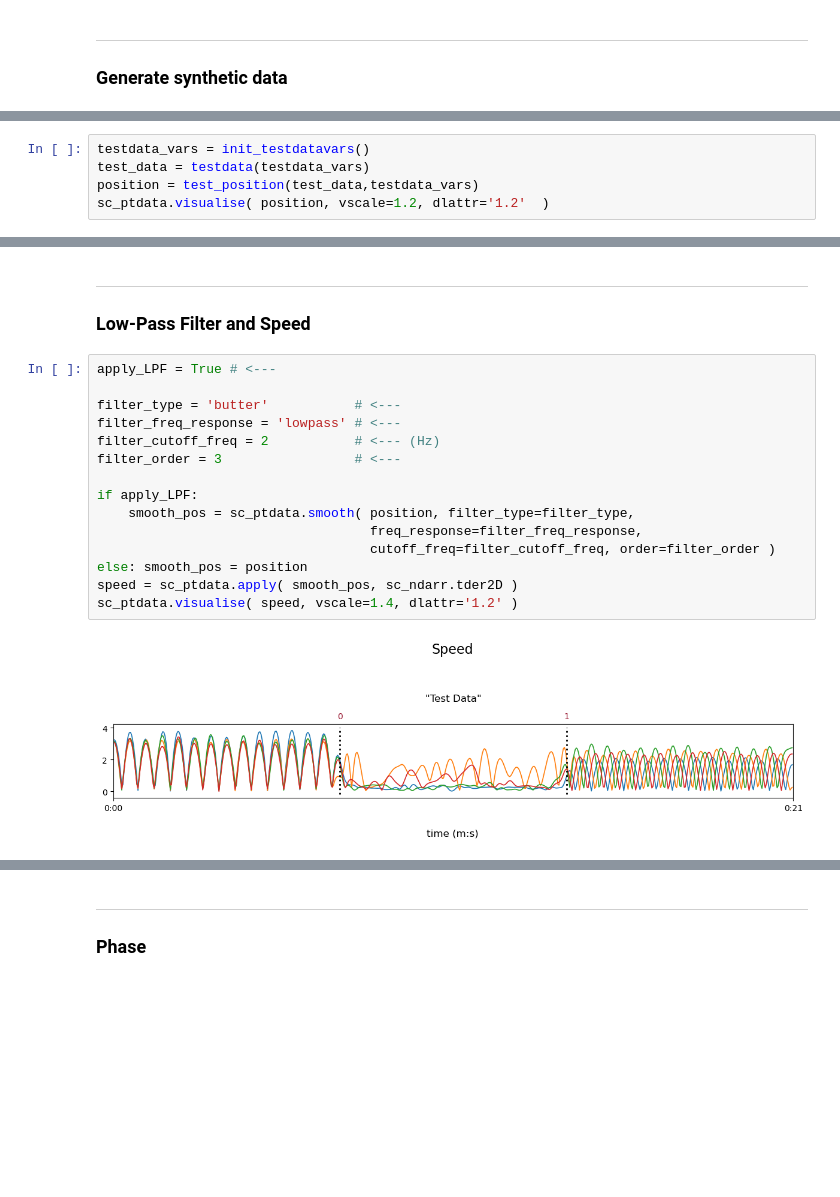
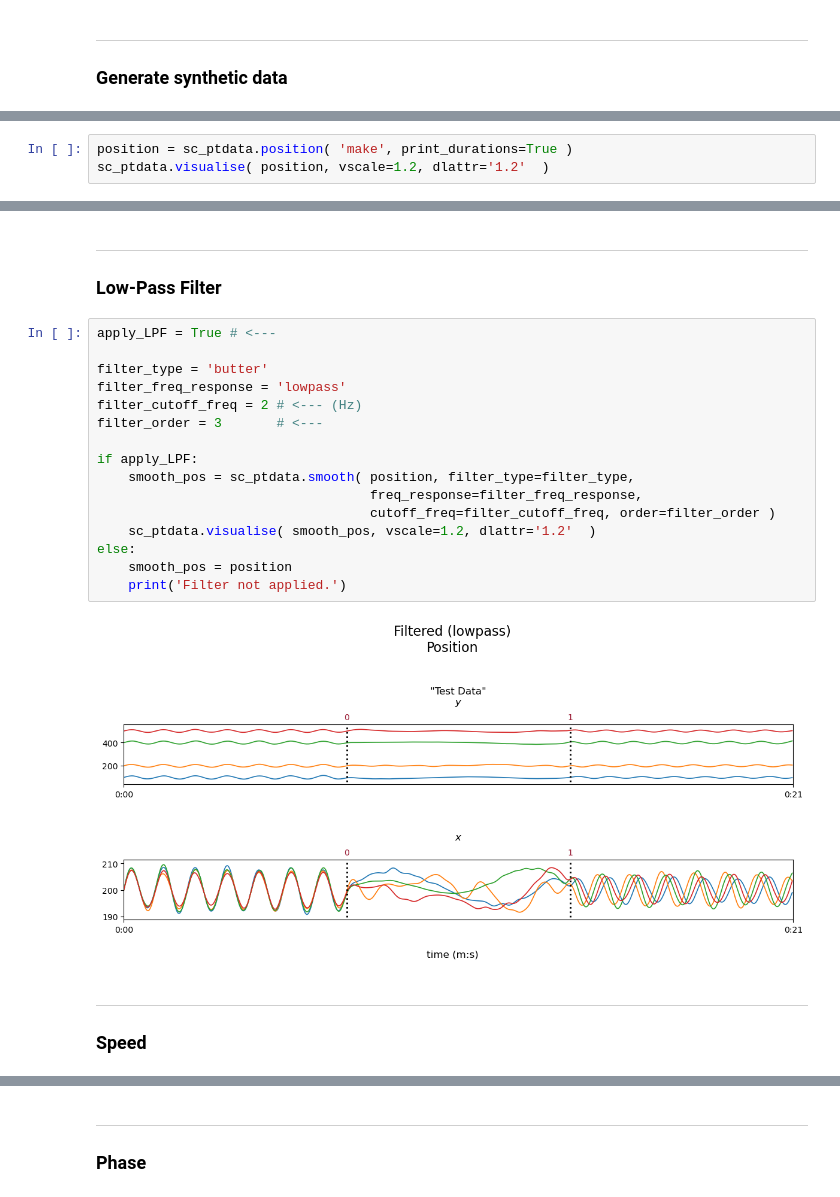
Before and after one commit to juigmend/SynCoord, a Jupyter notebook: docs/PLV.ipynb, the cells around one changed output, grey strips where cells are left out. Saved outputs shown, nothing was run; the diff lists cells and outputs as text; blank space fills up the shorter version.

```diff
--- a/docs/PLV.ipynb
+++ b/docs/PLV.ipynb
@@ -255,7 +45,5 @@ def test_position(test_data,testdata_vars,print_durations=True):
 # %%
-testdata_vars = init_testdatavars()
-test_data = testdata(testdata_vars)
-position = test_position(test_data,testdata_vars)
+position = sc_ptdata.position( 'make', print_durations=True )
 sc_ptdata.visualise( position, vscale=1.2, dlattr='1.2'  )
 # %% [output]
 index; Name; duration:
@@ -264,20 +52,24 @@ index; Name; duration:
 # %% [markdown]
 ***
-### Low-Pass Filter and Speed
+### Low-Pass Filter
 # %%
 apply_LPF = True # <---
 
-filter_type = 'butter'           # <---
-filter_freq_response = 'lowpass' # <---
-filter_cutoff_freq = 2           # <--- (Hz)
-filter_order = 3                 # <---
+filter_type = 'butter'
+filter_freq_response = 'lowpass'
+filter_cutoff_freq = 2 # <--- (Hz)
+filter_order = 3       # <---
 
 if apply_LPF:
     smooth_pos = sc_ptdata.smooth( position, filter_type=filter_type,
                                    freq_response=filter_freq_response,
                                    cutoff_freq=filter_cutoff_freq, order=filter_order )
-else: smooth_pos = position
-speed = sc_ptdata.apply( smooth_pos, sc_ndarr.tder2D )
-sc_ptdata.visualise( speed, vscale=1.4, dlattr='1.2' )
+    sc_ptdata.visualise( smooth_pos, vscale=1.2, dlattr='1.2'  )
+else:
+    smooth_pos = position
+    print('Filter not applied.')
 # %% [output]
-[figure, old version]
+[figure, new version]
+# %% [markdown]
+***
+### Speed
```
Also changed, not shown: parts of 13 cells of this notebook, 2 other files.
